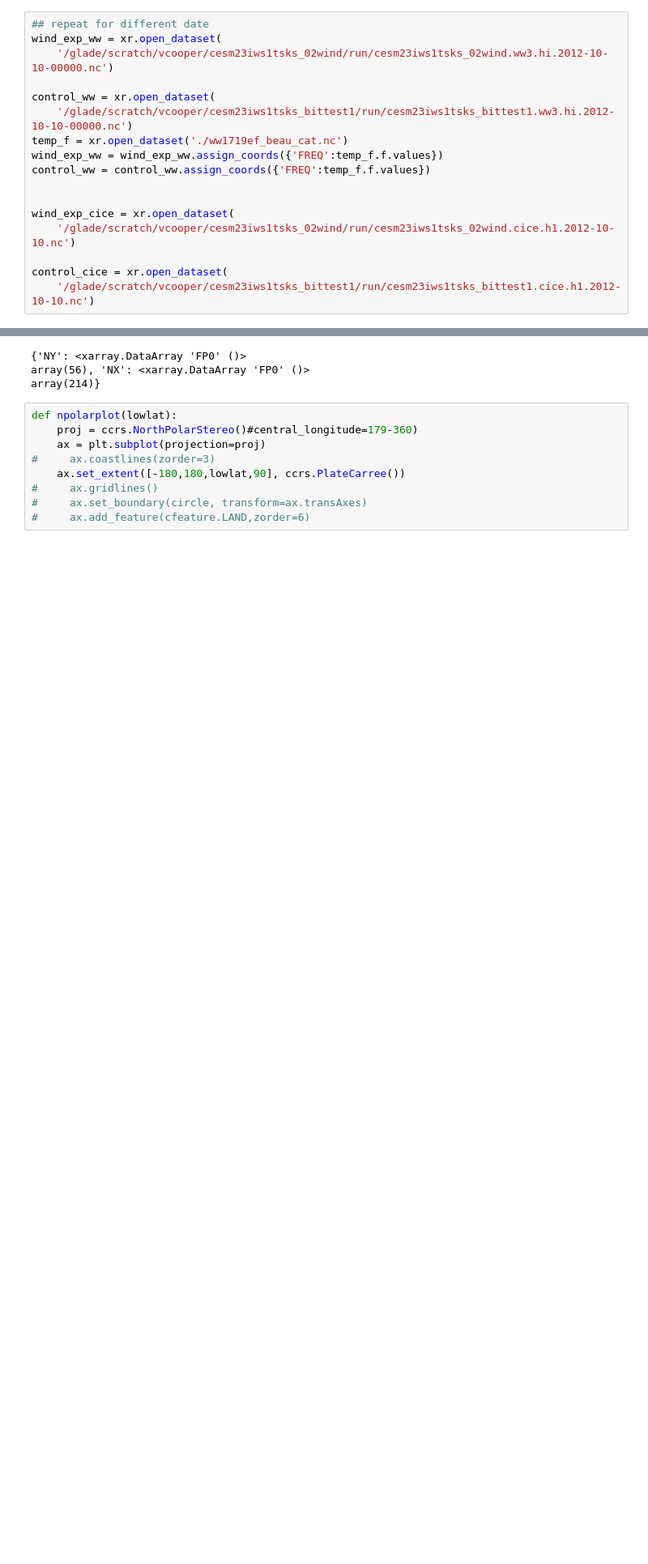
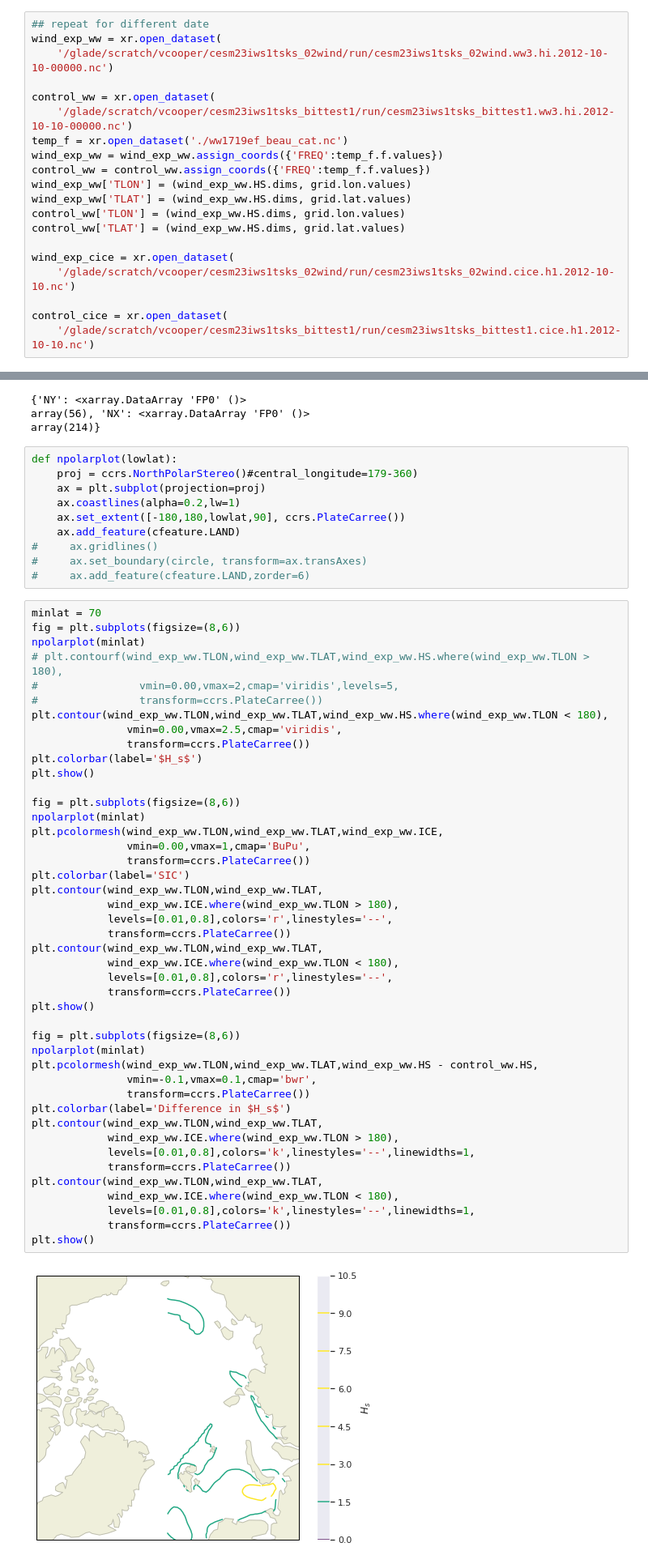
Before and after one commit to vtcooper/waveice, a Jupyter notebook: model_dev_analysis.ipynb, the cells around one changed output, grey strips where cells are left out. Shown at 81% size. Drawn from its saved outputs; the diff is of its cells as text; blank space fills up the shorter version.

Commit message:
figure updates for publication

```diff
--- a/model_dev_analysis.ipynb
+++ b/model_dev_analysis.ipynb
@@ -649,7 +652,10 @@ control_ww = xr.open_dataset(
 temp_f = xr.open_dataset('./ww1719ef_beau_cat.nc')
 wind_exp_ww = wind_exp_ww.assign_coords({'FREQ':temp_f.f.values})
 control_ww = control_ww.assign_coords({'FREQ':temp_f.f.values})
-
+wind_exp_ww['TLON'] = (wind_exp_ww.HS.dims, grid.lon.values)
+wind_exp_ww['TLAT'] = (wind_exp_ww.HS.dims, grid.lat.values)
+control_ww['TLON'] = (wind_exp_ww.HS.dims, grid.lon.values)
+control_ww['TLAT'] = (wind_exp_ww.HS.dims, grid.lat.values)
 
 wind_exp_cice = xr.open_dataset(
     '/glade/scratch/vcooper/cesm23iws1tsks_02wind/run/cesm23iws1tsks_02wind.cice.h1.2012-10-10.nc')
@@ -829,8 +835,55 @@ array(214)}
 def npolarplot(lowlat):
     proj = ccrs.NorthPolarStereo()#central_longitude=179-360)
     ax = plt.subplot(projection=proj)
-#     ax.coastlines(zorder=3)
+    ax.coastlines(alpha=0.2,lw=1)
     ax.set_extent([-180,180,lowlat,90], ccrs.PlateCarree())
+    ax.add_feature(cfeature.LAND)
 #     ax.gridlines()
 #     ax.set_boundary(circle, transform=ax.transAxes)
 #     ax.add_feature(cfeature.LAND,zorder=6)
+# %%
+minlat = 70
+fig = plt.subplots(figsize=(8,6))
+npolarplot(minlat)
+# plt.contourf(wind_exp_ww.TLON,wind_exp_ww.TLAT,wind_exp_ww.HS.where(wind_exp_ww.TLON > 180),
+#                vmin=0.00,vmax=2,cmap='viridis',levels=5,
+#                transform=ccrs.PlateCarree())
+plt.contour(wind_exp_ww.TLON,wind_exp_ww.TLAT,wind_exp_ww.HS.where(wind_exp_ww.TLON < 180),
+               vmin=0.00,vmax=2.5,cmap='viridis',
+               transform=ccrs.PlateCarree())
+plt.colorbar(label='$H_s$')
+plt.show()
+
+fig = plt.subplots(figsize=(8,6))
+npolarplot(minlat)
+plt.pcolormesh(wind_exp_ww.TLON,wind_exp_ww.TLAT,wind_exp_ww.ICE,
+               vmin=0.00,vmax=1,cmap='BuPu',
+               transform=ccrs.PlateCarree())
+plt.colorbar(label='SIC')
+plt.contour(wind_exp_ww.TLON,wind_exp_ww.TLAT,
+            wind_exp_ww.ICE.where(wind_exp_ww.TLON > 180),
+            levels=[0.01,0.8],colors='r',linestyles='--',
+            transform=ccrs.PlateCarree())
+plt.contour(wind_exp_ww.TLON,wind_exp_ww.TLAT,
+            wind_exp_ww.ICE.where(wind_exp_ww.TLON < 180),
+            levels=[0.01,0.8],colors='r',linestyles='--',
+            transform=ccrs.PlateCarree())
+plt.show()
+
+fig = plt.subplots(figsize=(8,6))
+npolarplot(minlat)
+plt.pcolormesh(wind_exp_ww.TLON,wind_exp_ww.TLAT,wind_exp_ww.HS - control_ww.HS,
+               vmin=-0.1,vmax=0.1,cmap='bwr',
+               transform=ccrs.PlateCarree())
+plt.colorbar(label='Difference in $H_s$')
+plt.contour(wind_exp_ww.TLON,wind_exp_ww.TLAT,
+            wind_exp_ww.ICE.where(wind_exp_ww.TLON > 180),
+            levels=[0.01,0.8],colors='k',linestyles='--',linewidths=1,
+            transform=ccrs.PlateCarree())
+plt.contour(wind_exp_ww.TLON,wind_exp_ww.TLAT,
+            wind_exp_ww.ICE.where(wind_exp_ww.TLON < 180),
+            levels=[0.01,0.8],colors='k',linestyles='--',linewidths=1,
+            transform=ccrs.PlateCarree())
+plt.show()
+# %% [output]
+[figure, added]
```
Also changed, not shown: parts of 3 cells of this notebook.
